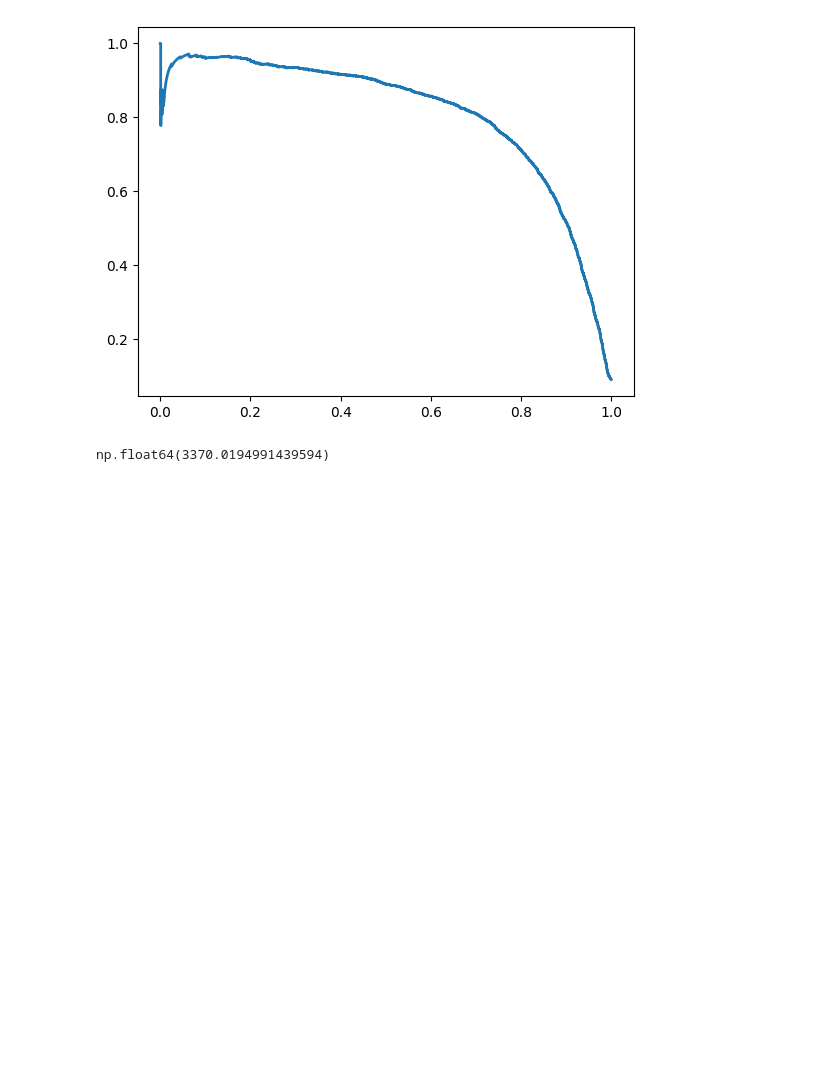
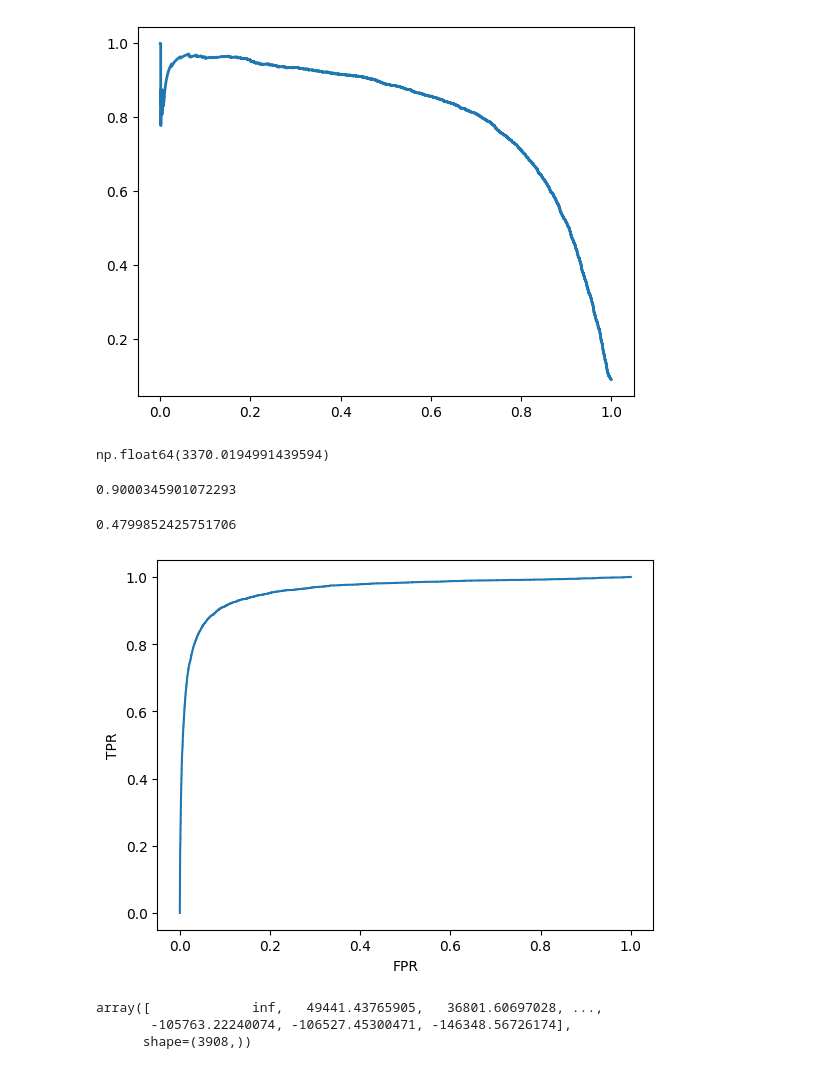
Before and after one commit to Hanifemam/hands-on, a Jupyter notebook: chap3/chap3.ipynb, the cells around one changed output. Saved outputs shown, nothing was run; the diff lists cells and outputs as text; code cells hidden in the pictures; blank space fills up the shorter version.

```diff
--- a/chap3/chap3.ipynb
+++ b/chap3/chap3.ipynb
@@ -151,3 +151,28 @@ threshold_for_90_precision = thresholds[idx_for_90_precision]
 threshold_for_90_precision
 # %% [output]
 np.float64(3370.0194991439594)
+# %%
+y_train_pred_90 = (y_scores >= threshold_for_90_precision)
+precision_score(y_train_5, y_train_pred_90)
+# %% [output]
+0.9000345901072293
+# %%
+recall_score(y_train_5, y_train_pred_90)
+# %% [output]
+0.4799852425751706
+# %%
+from sklearn.metrics import roc_curve
+fpr, tpr, thresholds = roc_curve(y_train_5, y_scores)
+# %%
+plt.plot(fpr, tpr)
+plt.xlabel("FPR")
+plt.ylabel("TPR")
+plt.show()
+# %% [output]
+[figure, added]
+# %%
+thresholds
+# %% [output]
+array([             inf,   49441.43765905,   36801.60697028, ...,
+       -105763.22240074, -106527.45300471, -146348.56726174],
+      shape=(3908,))
```
